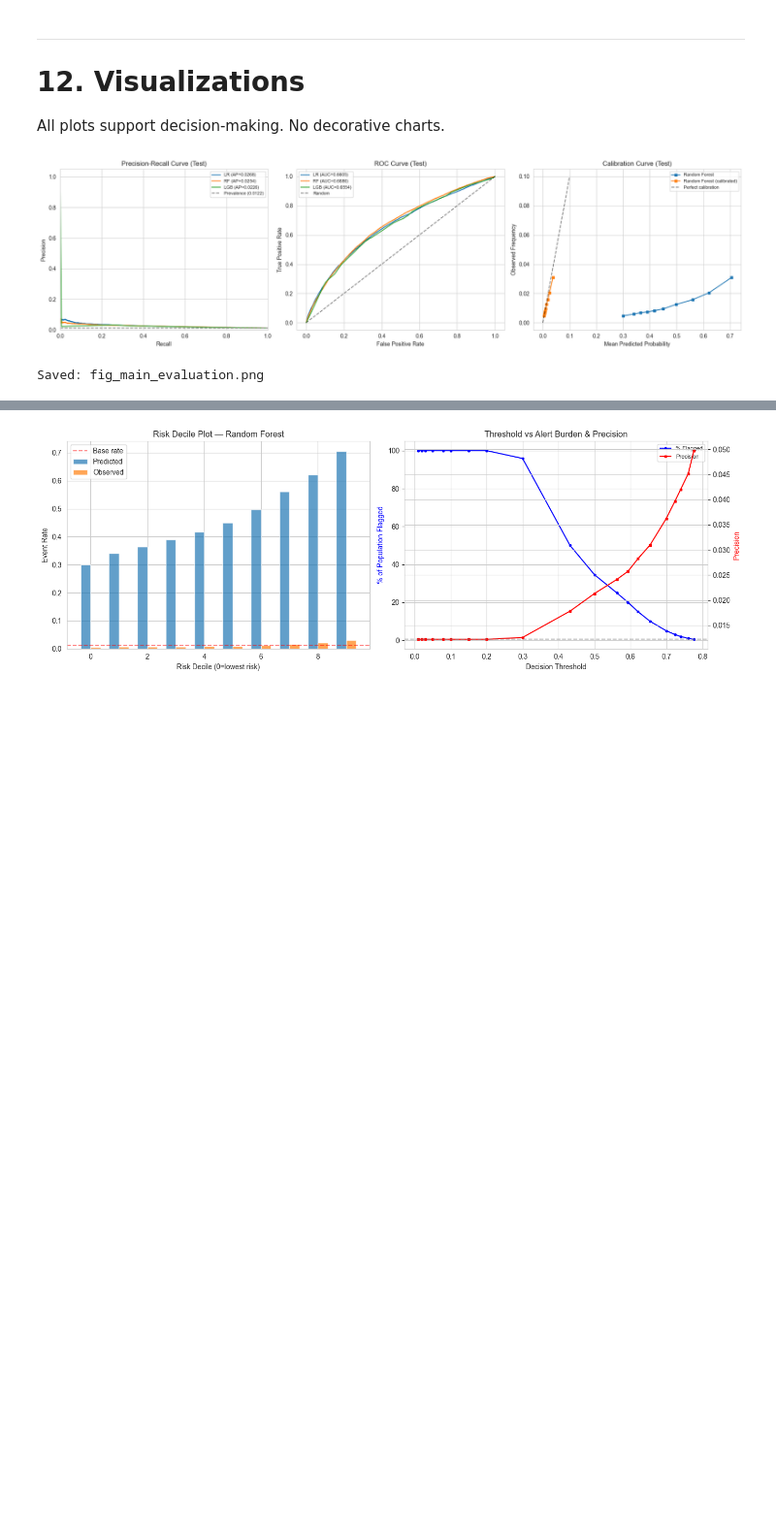
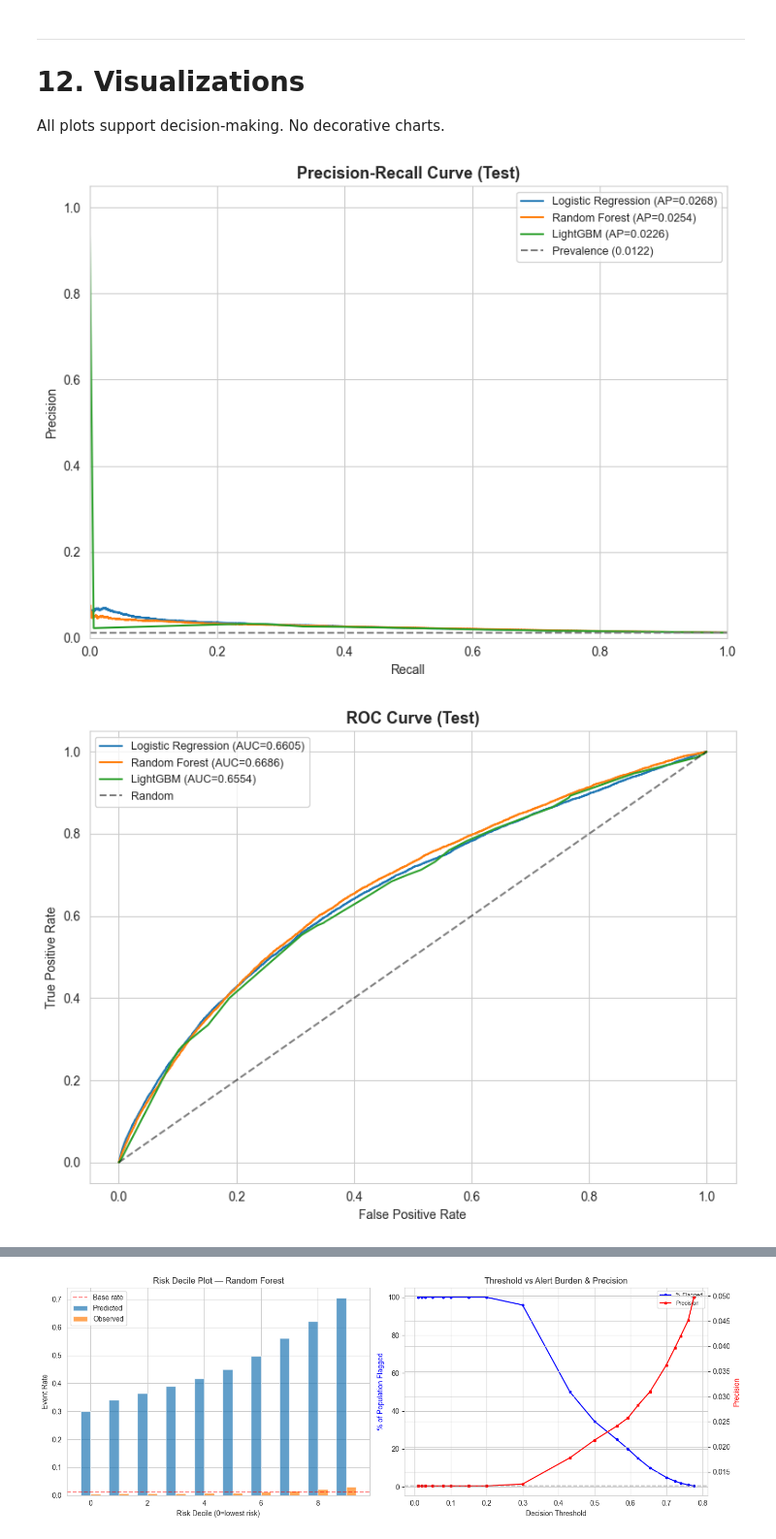
Before and after one commit to ozifrs/football-injury-risk-prediction, a Jupyter notebook: notebooks/modeling-1.ipynb, the cells around one changed output, grey strips where cells are left out. Shown at 97% size. Saved outputs shown, nothing was run; the diff lists cells and outputs as text; code cells hidden in the pictures; blank space fills up the shorter version.

```diff
--- a/notebooks/modeling-1.ipynb
+++ b/notebooks/modeling-1.ipynb
@@ -528,6 +528,17 @@ sub_counts = target_injuries['injury_subtype'].value_counts()
 sub_pct = (sub_counts / len(target_injuries) * 100).round(1)
 display(pd.DataFrame({'count': sub_counts, 'pct': sub_pct}))
 
+fig, ax = plt.subplots(figsize=(7, 4))
+sub_counts.plot.bar(ax=ax, color=sns.color_palette("Set2", len(sub_counts)), edgecolor='none')
+ax.set_title('Target Injury Subtypes', fontsize=12, fontweight='bold')
+ax.set_ylabel('Count')
+ax.set_xlabel('')
+ax.tick_params(axis='x', rotation=30)
+for i, v in enumerate(sub_counts.values):
+    ax.text(i, v + 50, f'{v:,}', ha='center', fontsize=9)
+plt.tight_layout()
+plt.show()
+
 print("\n=== Label Category Distribution ===")
 cat_counts = target_injuries['label_category'].value_counts()
 cat_pct = (cat_counts / len(target_injuries) * 100).round(1)
@@ -1996,53 +2142,58 @@ is likely capturing workload volume, not injury-specific risk.
 
 All plots support decision-making. No decorative charts.
 # %%
-# 12.1 PR Curve, ROC Curve, Calibration Curve (3-panel figure)
-fig, axes = plt.subplots(1, 3, figsize=(18, 5))
+# 12.1 PR Curve, ROC Curve, Calibration Curve (separate figures)
 
-# --- PR Curve ---
-ax = axes[0]
-for name, prob in [('LR', lr_test_prob), ('RF', rf_test_prob), ('LGB', lgb_test_prob)]:
+model_probs = [('Random Forest', rf_test_prob), ('Logistic Regression', lr_test_prob), ('LightGBM', lgb_test_prob)]
+
+# ── Precision-Recall Curve ───────────────────────────────────────────
+fig, ax = plt.subplots(figsize=(8, 6))
+for name, prob in model_probs:
     prec, rec, _ = precision_recall_curve(y_test, prob)
     ap = average_precision_score(y_test, prob)
     ax.plot(rec, prec, label=f'{name} (AP={ap:.4f})')
 ax.axhline(y=y_test.mean(), color='gray', linestyle='--', label=f'Prevalence ({y_test.mean():.4f})')
 ax.set_xlabel('Recall')
 ax.set_ylabel('Precision')
-ax.set_title('Precision-Recall Curve (Test)')
-ax.legend(fontsize=8)
+ax.set_title('Precision-Recall Curve (Test)', fontsize=13, fontweight='bold')
+ax.legend(fontsize=9)
 ax.set_xlim([0, 1])
 ax.set_ylim([0, max(0.05, ax.get_ylim()[1])])
+plt.tight_layout()
+plt.savefig('../notebooks/fig_pr_curve.png', dpi=150, bbox_inches='tight')
+plt.show()
 
-# --- ROC Curve ---
-ax = axes[1]
-for name, prob in [('LR', lr_test_prob), ('RF', rf_test_prob), ('LGB', lgb_test_prob)]:
+# ── ROC Curve ────────────────────────────────────────────────────────
+fig, ax = plt.subplots(figsize=(8, 6))
+for name, prob in model_probs:
     fpr, tpr, _ = roc_curve(y_test, prob)
     auc = roc_auc_score(y_test, prob)
     ax.plot(fpr, tpr, label=f'{name} (AUC={auc:.4f})')
 ax.plot([0, 1], [0, 1], 'k--', alpha=0.5, label='Random')
 ax.set_xlabel('False Positive Rate')
 ax.set_ylabel('True Positive Rate')
-ax.set_title('ROC Curve (Test)')
-ax.legend(fontsize=8)
+ax.set_title('ROC Curve (Test)', fontsize=13, fontweight='bold')
+ax.legend(fontsize=9)
+plt.tight_layout()
+plt.savefig('../notebooks/fig_roc_curve.png', dpi=150, bbox_inches='tight')
+plt.show()
 
-# --- Calibration Curve ---
-ax = axes[2]
+# ── Calibration Curve ────────────────────────────────────────────────
+fig, ax = plt.subplots(figsize=(8, 6))
 for name, prob in [(best_name, best_test_prob), (f'{best_name} (calibrated)', best_test_prob_calibrated)]:
     try:
         fraction_pos, mean_pred = calibration_curve(y_test, prob, n_bins=10, strategy='quantile')
-        ax.plot(mean_pred, fraction_pos, 's-', label=name, markersize=4)
+        ax.plot(mean_pred, fraction_pos, 's-', label=name, markersize=5)
     except:
         pass
 ax.plot([0, 0.1], [0, 0.1], 'k--', alpha=0.5, label='Perfect calibration')
 ax.set_xlabel('Mean Predicted Probability')
 ax.set_ylabel('Observed Frequency')
-ax.set_title('Calibration Curve (Test)')
-ax.legend(fontsize=8)
-
+ax.set_title('Calibration Curve (Test)', fontsize=13, fontweight='bold')
+ax.legend(fontsize=9)
 plt.tight_layout()
-plt.savefig('../notebooks/fig_main_evaluation.png', dpi=150, bbox_inches='tight')
+plt.savefig('../notebooks/fig_calibration_curve.png', dpi=150, bbox_inches='tight')
 plt.show()
-print("Saved: fig_main_evaluation.png")
 # %% [output]
-[figure, old version]
+[figure, new version]
-Saved: fig_main_evaluation.png
+[figure, added]
```
Also changed, not shown: parts of 11 cells of this notebook, 19 other files.
